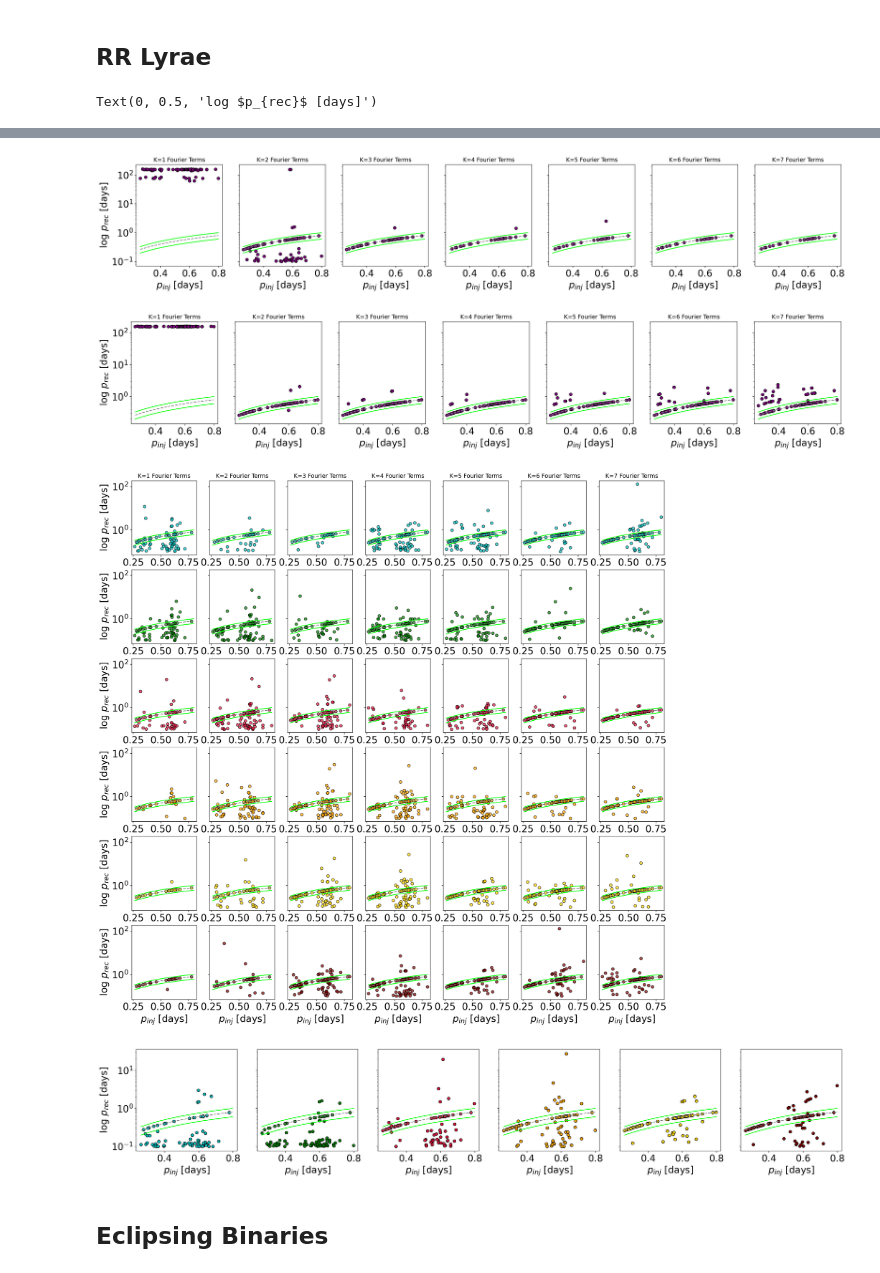
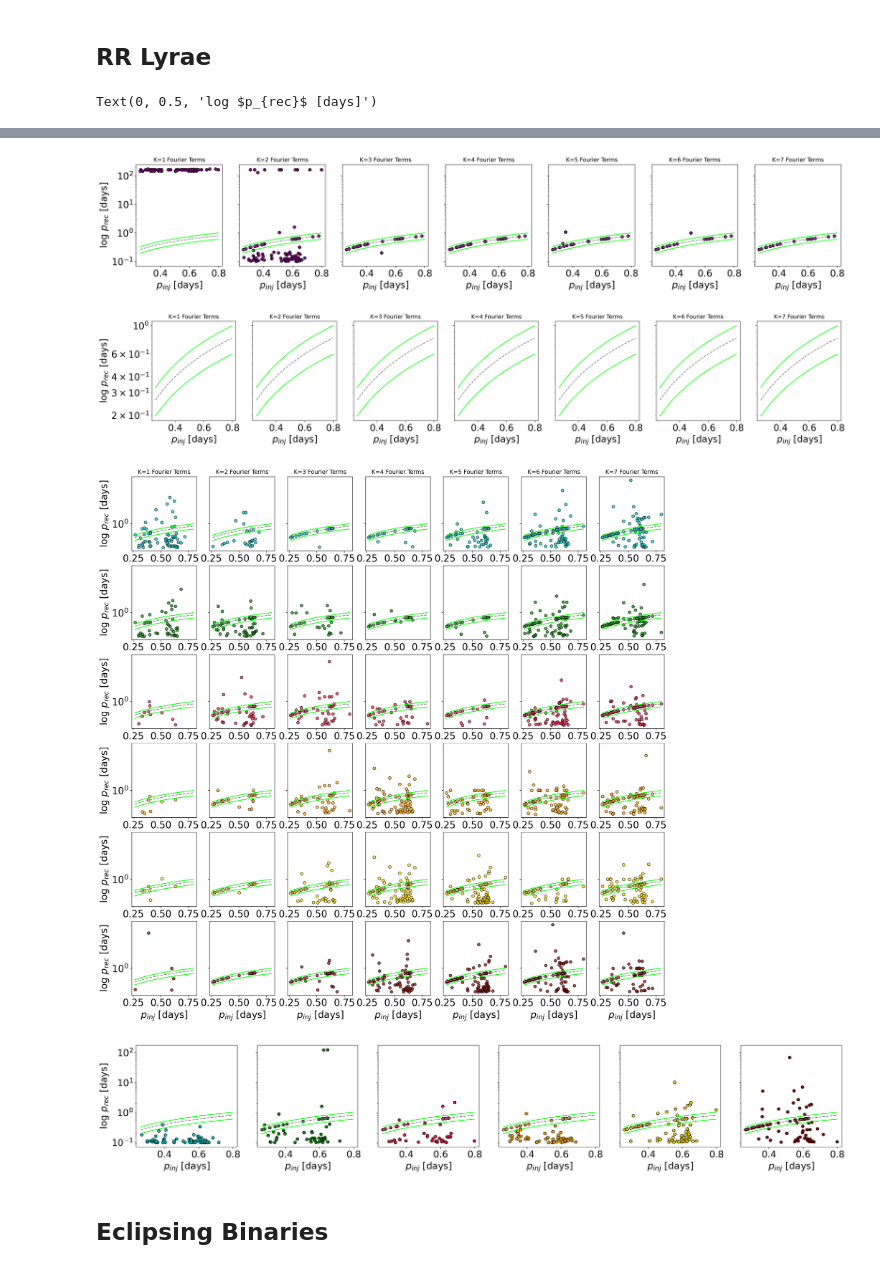
Before and after one commit to AndyTza/periodos, a Jupyter notebook: notebooks/Plasticc Periodic Analysis .ipynb, the cells around one changed output, grey strips where cells are left out. Drawn from its saved outputs; the diff is of its cells as text; code cells hidden in the pictures.

```diff
--- a/notebooks/Plasticc Periodic Analysis .ipynb
+++ b/notebooks/Plasticc Periodic Analysis .ipynb
@@ -64,7 +64,9 @@ def pass_rate(p0):
 # %% [markdown]
 ## RR Lyrae
 # %%
-table1 = ascii.read('../data/lsp_results/rrl_master_N100_nmod')
+#table1 = ascii.read('../data/lsp_results/rrl_master_N100_nmod')
+table1 = ascii.read('../data/rrl_master_N100_2022_3_25_10')
+
 
 # FAILURE NUMBERS
 mmf = [fail_rate(table1[f'multi_lsp_f{i}']) for i in range(1,8)]
@@ -278,7 +280,7 @@ Text(0, 0.5, 'log $p_{rec}$ [days]')
-[figure, old version]
+[figure, new version]
-[figure, old version]
+[figure, new version]
-[figure, old version]
+[figure, new version]
-[figure, old version]
+[figure, new version]
 # %% [markdown]
 ## Eclipsing Binaries
 # %%
```
Also changed, not shown: parts of 2 cells of this notebook, 3 other files.
